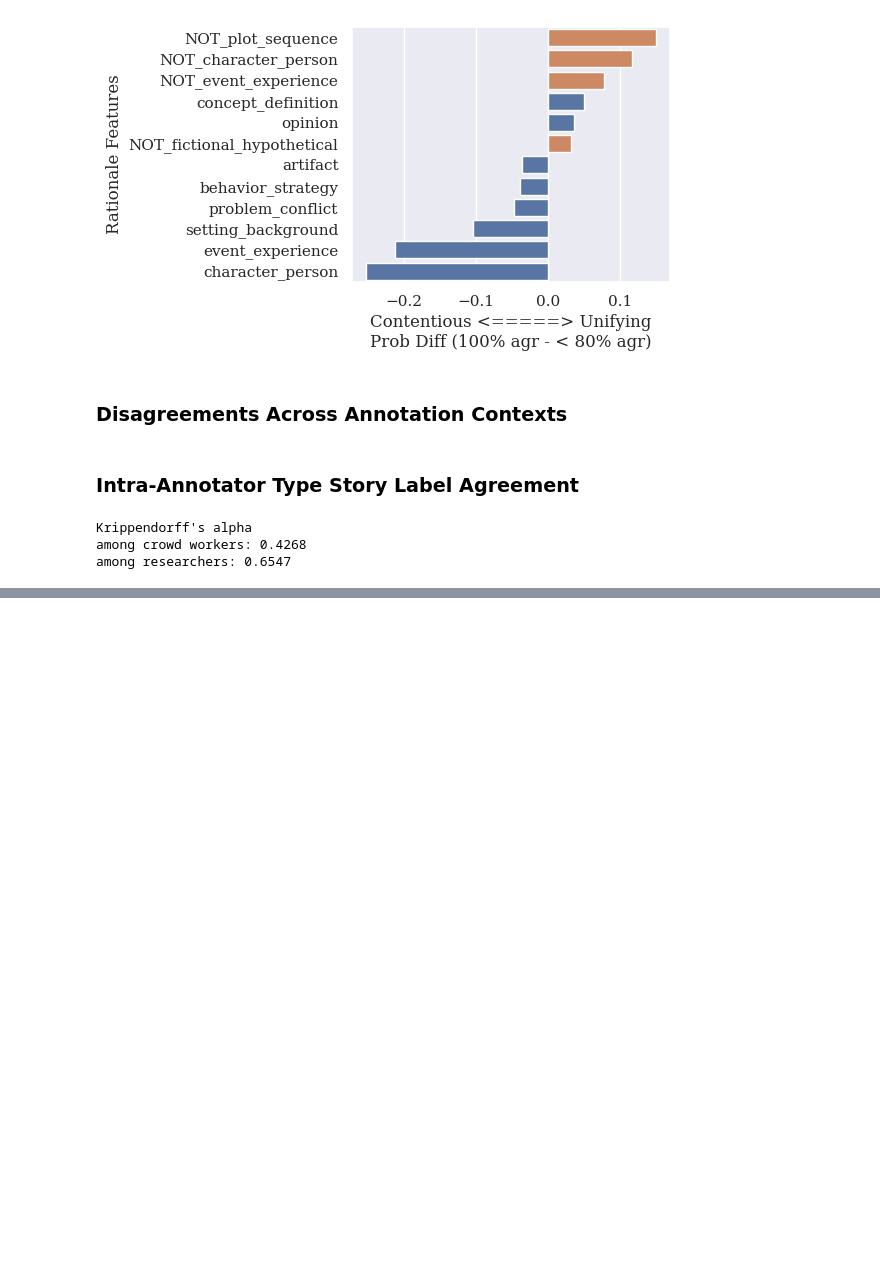
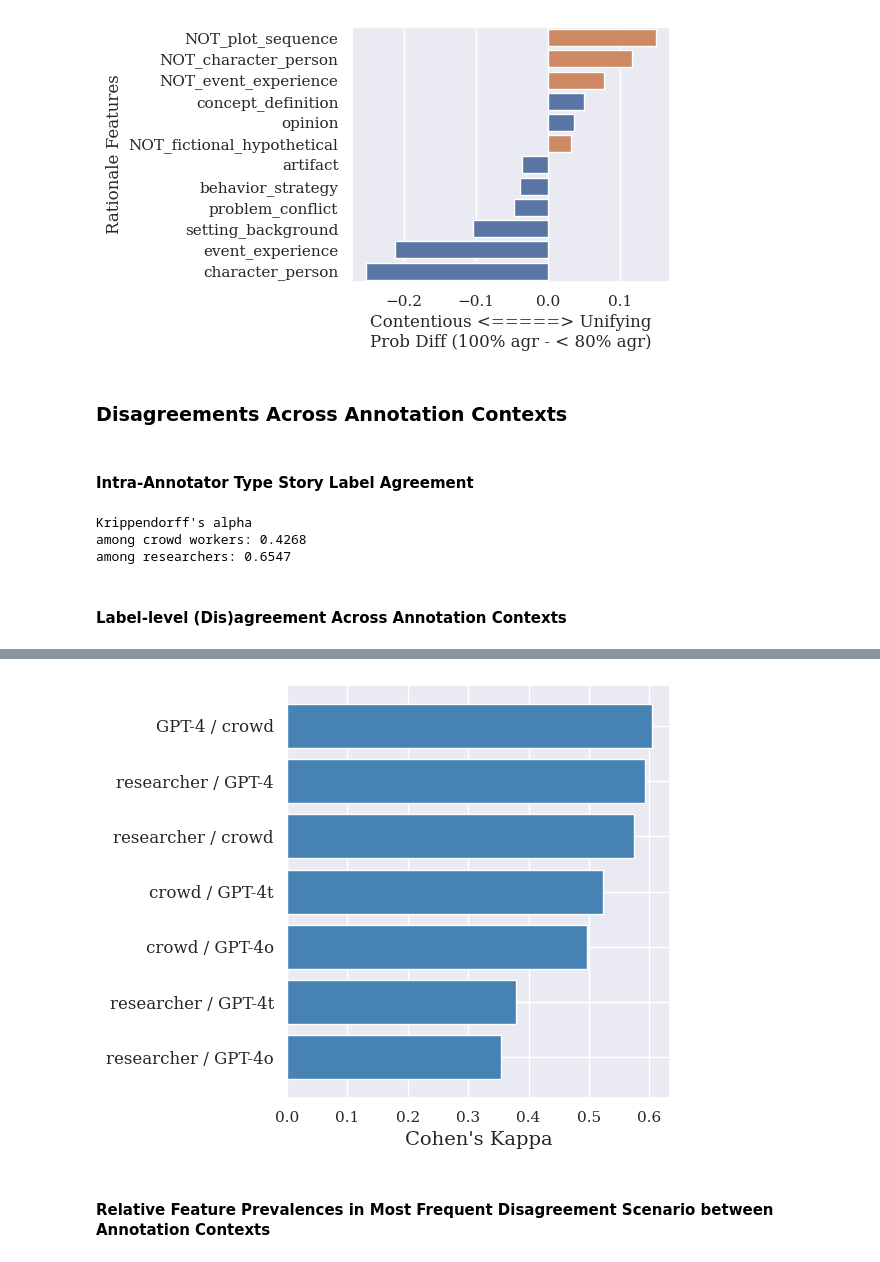
Before and after one commit to junbohuang/story-perceptions, a Jupyter notebook: src/analysis.ipynb, the cells around one changed output, grey strips where cells are left out. Saved outputs shown, nothing was run; the diff lists cells and outputs as text; code cells hidden in the pictures; blank space fills up the shorter version.

```diff
--- a/src/analysis.ipynb
+++ b/src/analysis.ipynb
@@ -291,7 +310,7 @@ dict_items([('!1c', 0.14862488803370602), ('!1b', 0.07727333045814949), ('1q', 0
 # %% [markdown]
 ### Disagreements Across Annotation Contexts
 # %% [markdown]
-### Intra-Annotator Type Story Label Agreement
+#### Intra-Annotator Type Story Label Agreement
 # %%
 # Krippendorff's alpha between 2+ annotators
 crowd_label_reliability_dict = {}
@@ -320,16 +339,18 @@ print(f'among researchers: {round(k_alpha_researcher, 4)}')
 Krippendorff's alpha
 among crowd workers: 0.4268
 among researchers: 0.6547
+# %% [markdown]
+#### Label-level (Dis)agreement Across Annotation Contexts
 # %%
 comparisons = [
-  ['expert/crowd_maj', 'gold_consensus', 'crowd_label_mv'],
-  ['expert/GPT-4', 'gold_consensus', 'gpt4_descriptive_label_mv'],
+  ['researcher/crowd_maj', 'gold_consensus', 'crowd_label_mv'],
+  ['researcher/GPT-4', 'gold_consensus', 'gpt4_descriptive_label_mv'],
   ['GPT-4/crowd_maj', 'gpt4_descriptive_label_mv', 'crowd_label_mv'],
-  ['expert/GPT-4t', 'gold_consensus', 'gpt4t_descriptive_label_mv'],
+  ['researcher/GPT-4t', 'gold_consensus', 'gpt4t_descriptive_label_mv'],
   ['crowd_maj/GPT-4t', 'crowd_label_mv', 'gpt4t_descriptive_label_mv'],
-  ['expert/GPT-4o', 'gold_consensus', 'gpt4o_descriptive_label_mv'],
+  ['researcher/GPT-4o', 'gold_consensus', 'gpt4o_descriptive_label_mv'],
   ['crowd_maj/GPT-4o', 'crowd_label_mv', 'gpt4o_descriptive_label_mv'],
-  ['Llama3/expert', 'llama3_descriptive_label_mv', 'gold_consensus',],
+  ['Llama3/researcher', 'llama3_descriptive_label_mv', 'gold_consensus',],
   ['Llama3/crowd_maj', 'llama3_descriptive_label_mv', 'crowd_label_mv'],
 ]
 
@@ -358,4 +379,13 @@ comparisons_df.index = indices
 comparisons_df.to_latex(f'{OUT_DIR}/crosstab.tex', index=True, label='tab:crosstab', escape=True, float_format="%.3f")
 
 print(comparisons_df.to_string())
+
+# Plot Cohen's Kappa for each comparison
+sorted_df = comparisons_df.sort_values(by="Cohen's K", ascending=True)
+fig, ax = plt.subplots(figsize=(6, 5))
+ax.barh(sorted_df.index, sorted_df["Cohen's K"], color='steelblue')
+ax.set_xlabel("Cohen's Kappa", fontsize=14)
+ax.tick_params(axis='y', labelsize=12)
+plt.tight_layout()
+plt.show()
 # %% [output]
@@ -372,3 +402,6 @@ Llama3/crowd_maj  38%  1%      0.290
+[figure, added]
+# %% [markdown]
+#### Relative Feature Prevalences in Most Frequent Disagreement Scenario between Annotation Contexts
 # %%
 my_dict = defaultdict(list)
 
```
Also changed, not shown: parts of 21 cells of this notebook, 30 other files.
